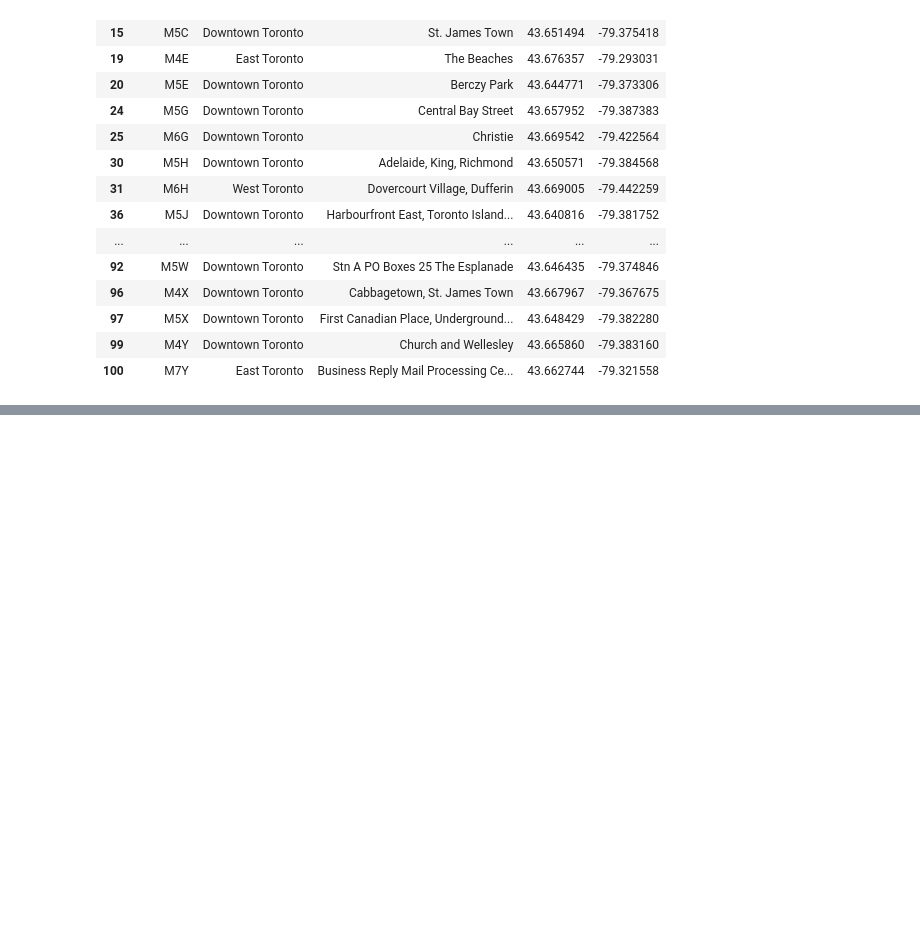
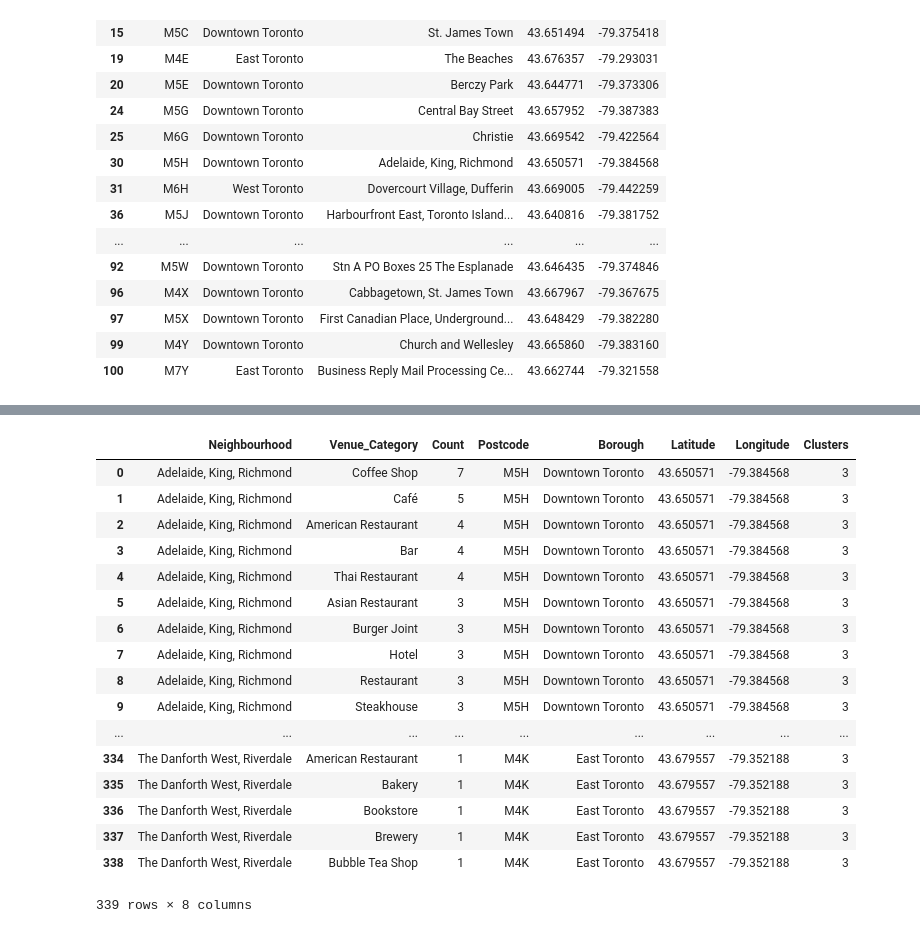
Before and after one commit to ZsoltNagy86/Coursera_Capstone, a Jupyter notebook: Code/SandCofTorontoNeighbourhoods-checkpoint.ipynb, the cells around one changed output, grey strips where cells are left out. Saved outputs shown, nothing was run; the diff lists cells and outputs as text; code cells hidden in the pictures; blank space fills up the shorter version.

Commit message:
Updating_Notebook_DFwithClusters_isready

```diff
--- a/Code/SandCofTorontoNeighbourhoods-checkpoint.ipynb
+++ b/Code/SandCofTorontoNeighbourhoods-checkpoint.ipynb
@@ -294,0 +326,10 @@ df_Tor_venues
+# %%
+df_venue = pd.DataFrame() #creates a new dataframe that's empty
+
+for element in df_Tor_venues_grouped.Neighbourhood.unique():
+    df_container = df_Tor_venues_grouped >> mask(X.Neighbourhood == element)
+    if len(df_container) < 10:
+        df_venue = df_venue.append(df_container)
+    if len(df_container) >= 10:
+        df_venue = df_venue.append(df_container.head(10))
+df_venue
@@ -294,0 +355,4 @@ df_Tor_venues
+# %%
+# Adding geo data to the data frame
+df_venue = df_venue >> left_join(df_n, by="Neighbourhood")
+df_venue
@@ -294,0 +378,11 @@ df_Tor_venues
+# %%
+# set number of clusters
+kclusters = 6
+
+toronto_grouped_clustering = toronto_grouped.drop('Neighbourhood', 1)
+
+# run k-means clustering
+kmeans = KMeans(n_clusters=kclusters, random_state=0).fit(toronto_grouped_clustering)
+
+# check cluster labels generated for each row in the dataframe
+kmeans.labels_[0:100]
@@ -294,0 +391,4 @@ df_Tor_venues
+# %%
+# Creating dataframe for storing cluster label of Neighbourhoods
+toronto_clusters = toronto_grouped >> mutate(Clusters = kmeans.labels_) >> select(X.Neighbourhood, X.Clusters)
+toronto_clusters
@@ -294,0 +413,23 @@ df_Tor_venues
+# %%
+# Adding clusters to Df venue
+df_venue = df_venue >> left_join(toronto_clusters, by="Neighbourhood")
+df_venue
+# %% [output]
+|  | Neighbourhood | Venue_Category | Count | Postcode | Borough | Latitude | Longitude | Clusters |
+| 0 | Adelaide, King, Richmond | Coffee Shop | 7 | M5H | Downtown Toronto | 43.650571 | -79.384568 | 3 |
+| 1 | Adelaide, King, Richmond | Café | 5 | M5H | Downtown Toronto | 43.650571 | -79.384568 | 3 |
+| 2 | Adelaide, King, Richmond | American Restaurant | 4 | M5H | Downtown Toronto | 43.650571 | -79.384568 | 3 |
+| 3 | Adelaide, King, Richmond | Bar | 4 | M5H | Downtown Toronto | 43.650571 | -79.384568 | 3 |
+| 4 | Adelaide, King, Richmond | Thai Restaurant | 4 | M5H | Downtown Toronto | 43.650571 | -79.384568 | 3 |
+| 5 | Adelaide, King, Richmond | Asian Restaurant | 3 | M5H | Downtown Toronto | 43.650571 | -79.384568 | 3 |
+| 6 | Adelaide, King, Richmond | Burger Joint | 3 | M5H | Downtown Toronto | 43.650571 | -79.384568 | 3 |
+| 7 | Adelaide, King, Richmond | Hotel | 3 | M5H | Downtown Toronto | 43.650571 | -79.384568 | 3 |
+| 8 | Adelaide, King, Richmond | Restaurant | 3 | M5H | Downtown Toronto | 43.650571 | -79.384568 | 3 |
+| 9 | Adelaide, King, Richmond | Steakhouse | 3 | M5H | Downtown Toronto | 43.650571 | -79.384568 | 3 |
+| ... | ... | ... | ... | ... | ... | ... | ... | ... |
+| 334 | The Danforth West, Riverdale | American Restaurant | 1 | M4K | East Toronto | 43.679557 | -79.352188 | 3 |
+| 335 | The Danforth West, Riverdale | Bakery | 1 | M4K | East Toronto | 43.679557 | -79.352188 | 3 |
+| 336 | The Danforth West, Riverdale | Bookstore | 1 | M4K | East Toronto | 43.679557 | -79.352188 | 3 |
+| 337 | The Danforth West, Riverdale | Brewery | 1 | M4K | East Toronto | 43.679557 | -79.352188 | 3 |
+| 338 | The Danforth West, Riverdale | Bubble Tea Shop | 1 | M4K | East Toronto | 43.679557 | -79.352188 | 3 |
+339 rows × 8 columns
```
Also changed, not shown: parts of 14 cells of this notebook, 2 other files.
